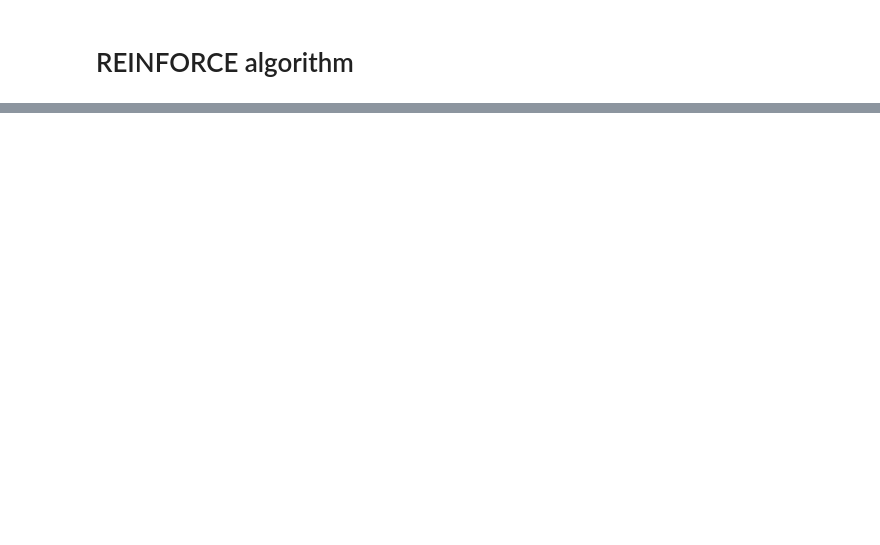
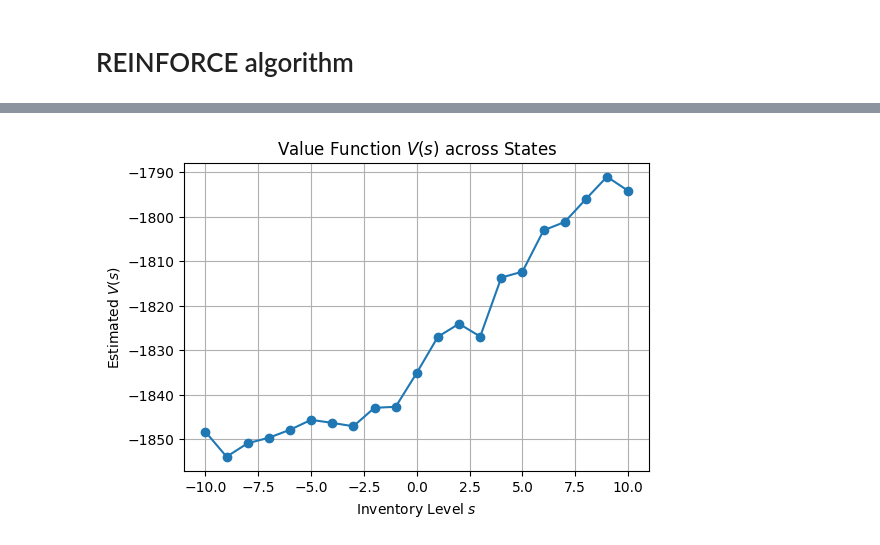
Before and after one commit to TomatoChocolate12/inventory-control-deep-reinforcement-learning, a Jupyter notebook: REINFORCE.ipynb, the cells around one changed output, grey strips where cells are left out. Drawn from its saved outputs; the diff is of its cells as text; code cells hidden in the pictures; blank space fills up the shorter version.

```diff
--- a/REINFORCE.ipynb
+++ b/REINFORCE.ipynb
@@ -143,0 +311,45 @@ Episode 500/500, total reward: -2539.00
+# %%
+import numpy as np
+import matplotlib.pyplot as plt
+from collections import defaultdict
+
+def estimate_V_of_s(env, policy, states, num_rollouts=200, gamma=1.0):
+    V = {}
+    for s0 in states:
+        returns = []
+        for _ in range(num_rollouts):
+            # reset env to exactly s0
+            env.s = s0
+            env.t = 0
+            state = np.array([env.s, env.t], dtype=np.float32)
+
+            G = 0; discount = 1.0
+            done = False
+            while not done:
+                st_t = torch.from_numpy(state).float().unsqueeze(0)
+                action_t, _ = policy.get_action(st_t)
+                a = action_t.detach().numpy().flatten()[0]
+                next_state, r, done, _ = env.step(a)
+                G += discount * r
+                discount *= gamma
+                state = next_state
+            returns.append(G)
+        V[s0] = np.mean(returns)
+
+    # plot
+    s_vals = sorted(V.keys())
+    v_vals = [V[s] for s in s_vals]
+    plt.figure(figsize=(6,4))
+    plt.plot(s_vals, v_vals, marker='o')
+    plt.xlabel("Inventory Level $s$")
+    plt.ylabel("Estimated $V(s)$")
+    plt.title("Value Function $V(s)$ across States")
+    plt.grid(True)
+    plt.show()
+    return V
+
+# Usage (after training):
+states = range(env.min_inv, env.max_inv+1)
+V_est = estimate_V_of_s(env, policy, states)
+# %% [output]
+[figure, added]
```
Also changed, not shown: parts of 8 cells of this notebook.
